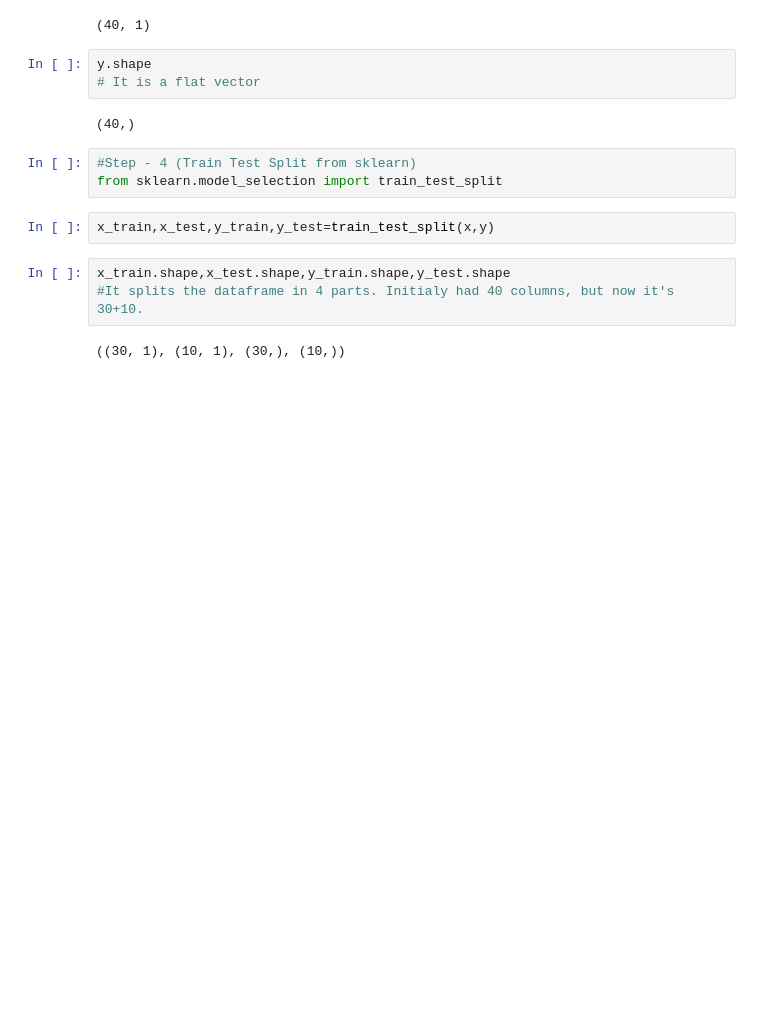
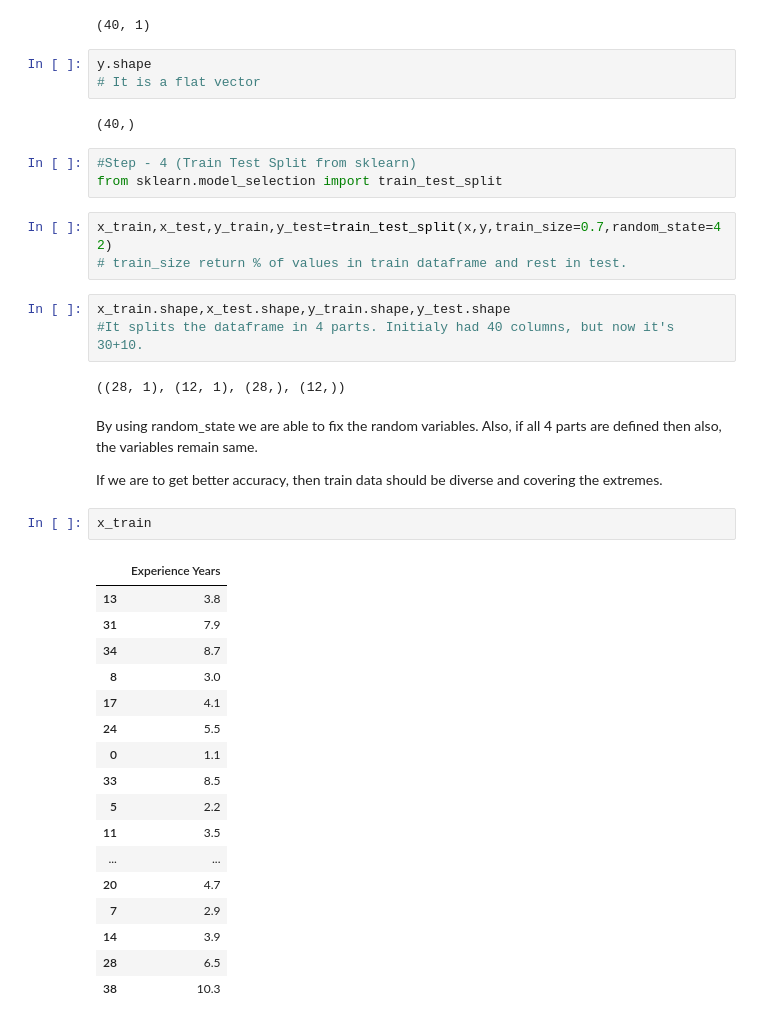
Before and after one commit to Aseem2004/Demo, a Jupyter notebook: Salary.ipynb, the cells around one changed output. Drawn from its saved outputs; the diff is of its cells as text; blank space fills up the shorter version.

Commit message:
Train Test Split

```diff
--- a/Salary.ipynb
+++ b/Salary.ipynb
@@ -66,9 +66,34 @@ y.shape
 #Step - 4 (Train Test Split from sklearn)
 from sklearn.model_selection import train_test_split
 # %%
-x_train,x_test,y_train,y_test=train_test_split(x,y)
+x_train,x_test,y_train,y_test=train_test_split(x,y,train_size=0.7,random_state=42)
+# train_size return % of values in train dataframe and rest in test.
 # %%
 x_train.shape,x_test.shape,y_train.shape,y_test.shape
 #It splits the dataframe in 4 parts. Initialy had 40 columns, but now it's 30+10.
 # %% [output]
-((30, 1), (10, 1), (30,), (10,))
+((28, 1), (12, 1), (28,), (12,))
+# %% [markdown]
+By using random_state we are able to fix the random variables. Also, if all 4 parts are defined then also, the variables remain same.
+
+If we are to get better accuracy, then train data should be diverse and covering the extremes.
+# %%
+x_train
+# %% [output]
+|  | Experience Years |
+| 13 | 3.8 |
+| 31 | 7.9 |
+| 34 | 8.7 |
+| 8 | 3.0 |
+| 17 | 4.1 |
+| 24 | 5.5 |
+| 0 | 1.1 |
+| 33 | 8.5 |
+| 5 | 2.2 |
+| 11 | 3.5 |
+| ... | ... |
+| 20 | 4.7 |
+| 7 | 2.9 |
+| 14 | 3.9 |
+| 28 | 6.5 |
+| 38 | 10.3 |
```
Also changed, not shown: parts of 3 cells of this notebook.
